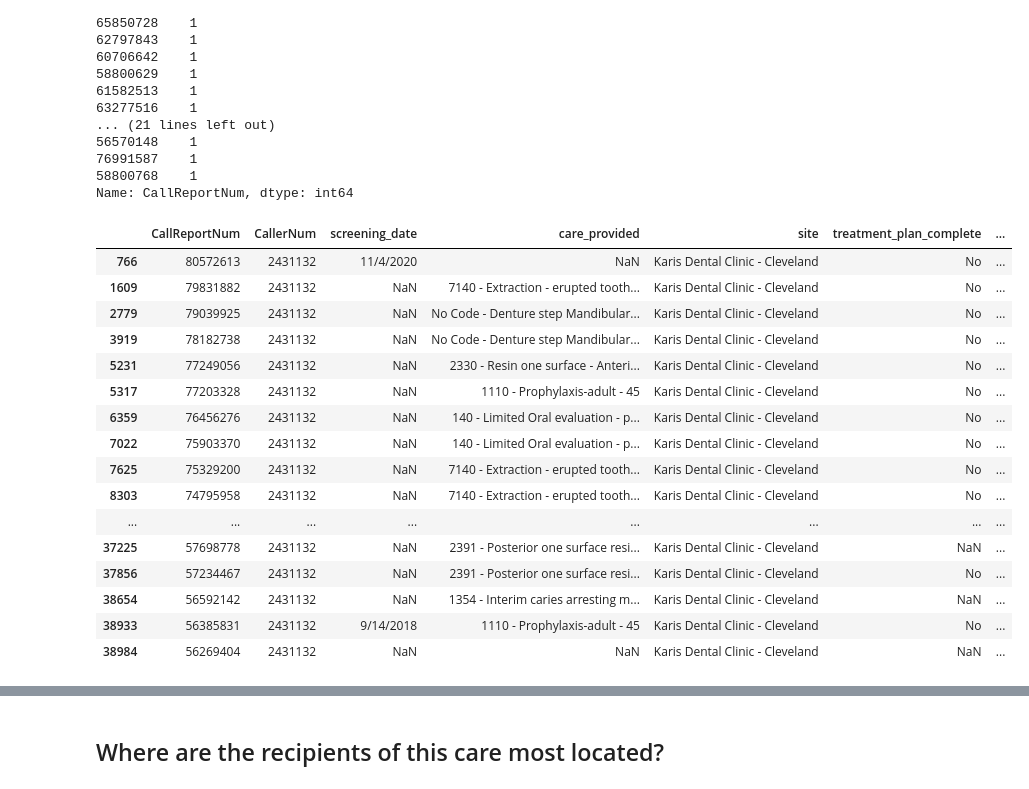
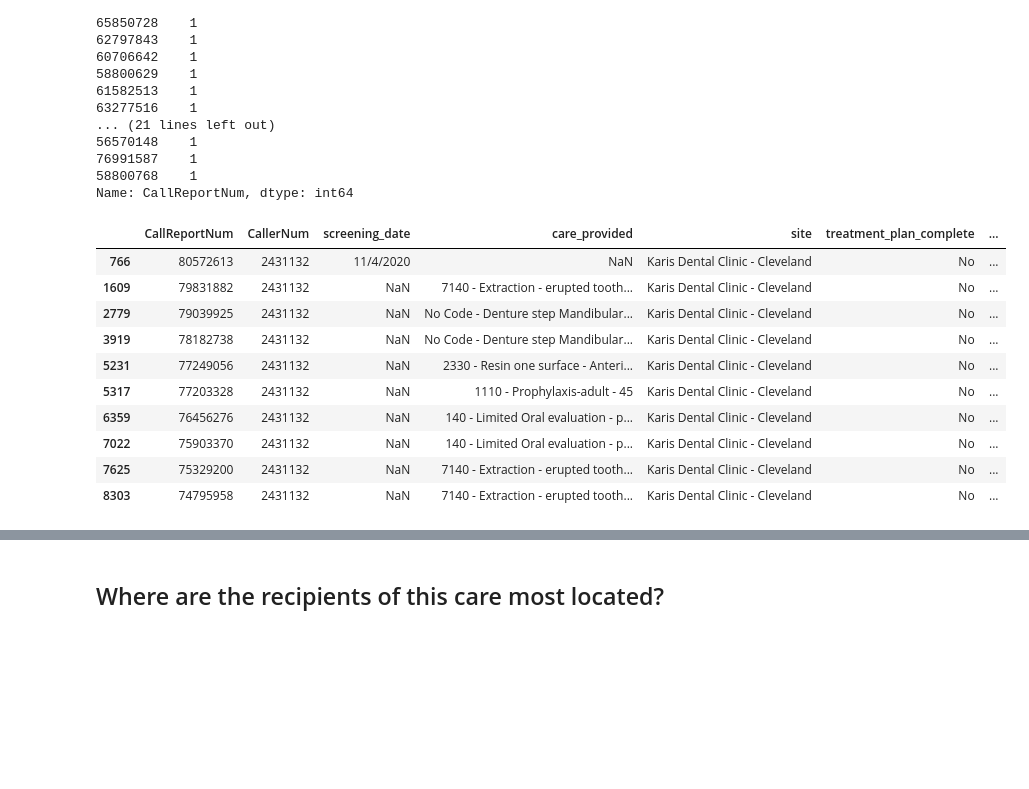
Before and after one commit to bsfcs/smile-on-ironman, a Jupyter notebook: notebook/smile_on_ironman_posey.ipynb, the cells around one changed output, grey strips where cells are left out. Cells and saved outputs as stored; diff of their text form; code cells hidden in the pictures; blank space fills up the shorter version.

```diff
--- a/notebook/smile_on_ironman_posey.ipynb
+++ b/notebook/smile_on_ironman_posey.ipynb
@@ -191,25 +189,19 @@ Name: CallReportNum, dtype: int64
 # %%
 smile_2431132 = smile_onlyyellow.loc[smile_onlyyellow['CallerNum'] == 2431132]
 # %%
-smile_2431132
+smile_2431132.head(10)
 # %% [output]
 |  | CallReportNum | CallerNum | screening_date | care_provided | site | treatment_plan_complete | ... |
 | 766 | 80572613 | 2431132 | 11/4/2020 | NaN | Karis Dental Clinic - Cleveland | No | ... |
 | 1609 | 79831882 | 2431132 | NaN | 7140 - Extraction - erupted tooth... | Karis Dental Clinic - Cleveland | No | ... |
 | 2779 | 79039925 | 2431132 | NaN | No Code - Denture step Mandibular... | Karis Dental Clinic - Cleveland | No | ... |
 | 3919 | 78182738 | 2431132 | NaN | No Code - Denture step Mandibular... | Karis Dental Clinic - Cleveland | No | ... |
 | 5231 | 77249056 | 2431132 | NaN | 2330 - Resin one surface - Anteri... | Karis Dental Clinic - Cleveland | No | ... |
 | 5317 | 77203328 | 2431132 | NaN | 1110 - Prophylaxis-adult - 45 | Karis Dental Clinic - Cleveland | No | ... |
 | 6359 | 76456276 | 2431132 | NaN | 140 - Limited Oral evaluation - p... | Karis Dental Clinic - Cleveland | No | ... |
 | 7022 | 75903370 | 2431132 | NaN | 140 - Limited Oral evaluation - p... | Karis Dental Clinic - Cleveland | No | ... |
 | 7625 | 75329200 | 2431132 | NaN | 7140 - Extraction - erupted tooth... | Karis Dental Clinic - Cleveland | No | ... |
 | 8303 | 74795958 | 2431132 | NaN | 7140 - Extraction - erupted tooth... | Karis Dental Clinic - Cleveland | No | ... |
-| ... | ... | ... | ... | ... | ... | ... | ... |
-| 37225 | 57698778 | 2431132 | NaN | 2391 - Posterior one surface resi... | Karis Dental Clinic - Cleveland | NaN | ... |
-| 37856 | 57234467 | 2431132 | NaN | 2391 - Posterior one surface resi... | Karis Dental Clinic - Cleveland | No | ... |
-| 38654 | 56592142 | 2431132 | NaN | 1354 - Interim caries arresting m... | Karis Dental Clinic - Cleveland | NaN | ... |
-| 38933 | 56385831 | 2431132 | 9/14/2018 | 1110 - Prophylaxis-adult - 45 | Karis Dental Clinic - Cleveland | No | ... |
-| 38984 | 56269404 | 2431132 | NaN | NaN | Karis Dental Clinic - Cleveland | NaN | ... |
 # %%
 smile_2416076 = smile_onlyyellow.loc[smile_onlyyellow['CallerNum'] == 2416076]
 # %%
```
Also changed, not shown: parts of 24 cells of this notebook.
